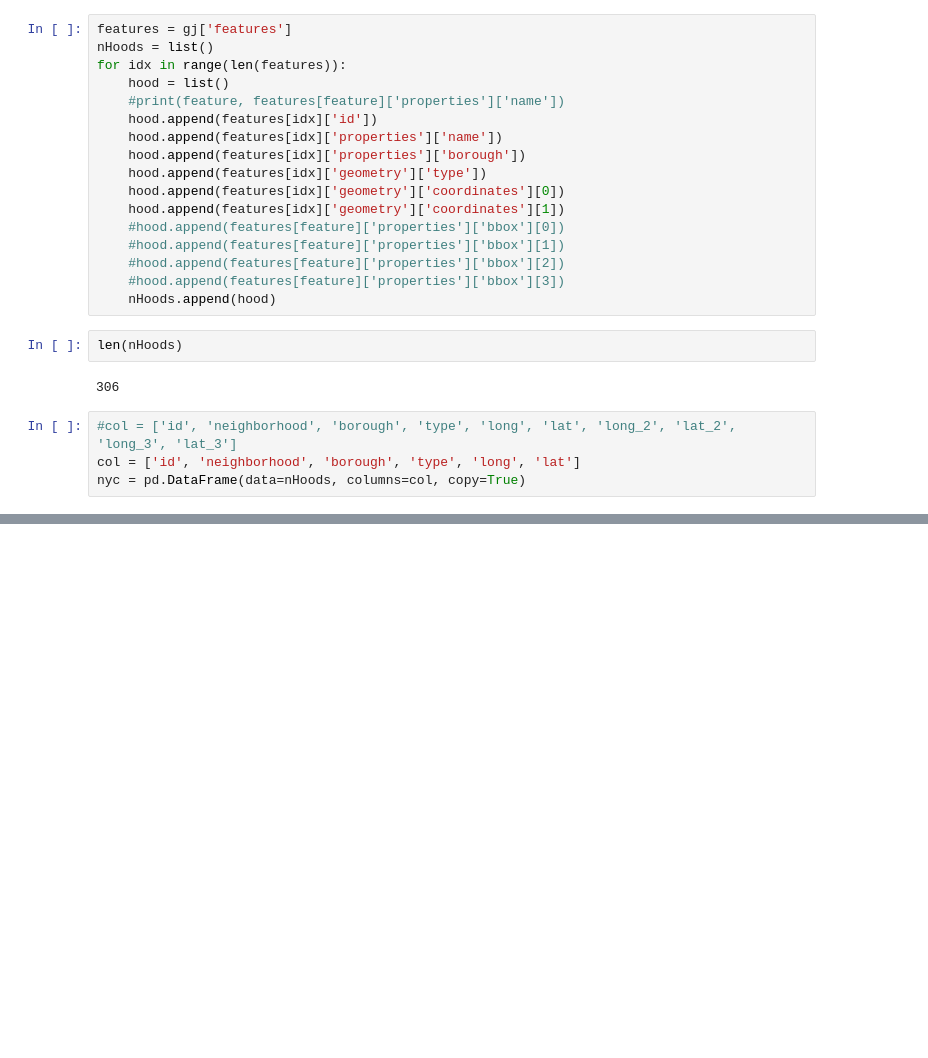
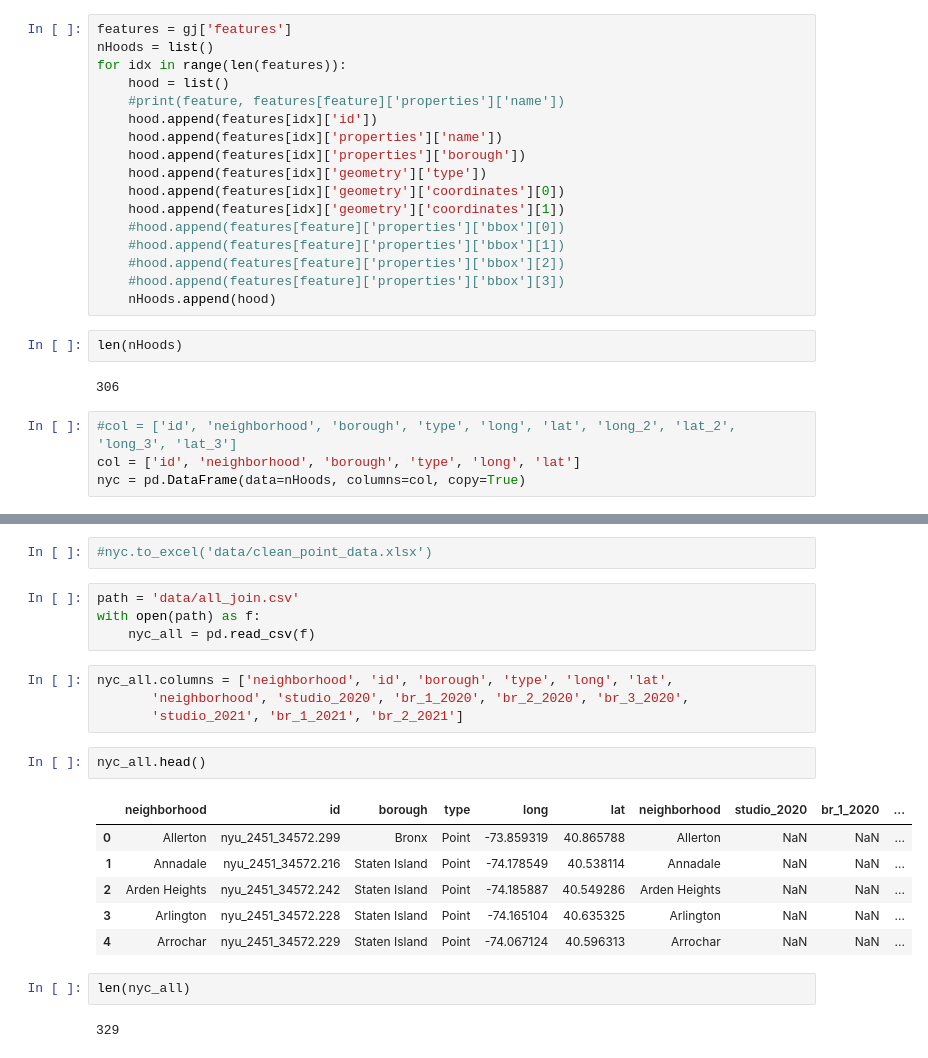
Before and after one commit to Magmafish/Midterm_Project, a Jupyter notebook: Neighborhoods.ipynb, the cells around one changed output, grey strips where cells are left out. Saved outputs shown, nothing was run; the diff lists cells and outputs as text; blank space fills up the shorter version.

```diff
--- a/Neighborhoods.ipynb
+++ b/Neighborhoods.ipynb
@@ -124,0 +114,23 @@ nyc
+# %%
+#nyc.to_excel('data/clean_point_data.xlsx')
+# %%
+path = 'data/all_join.csv'
+with open(path) as f:
+    nyc_all = pd.read_csv(f)
+# %%
+nyc_all.columns = ['neighborhood', 'id', 'borough', 'type', 'long', 'lat',
+       'neighborhood', 'studio_2020', 'br_1_2020', 'br_2_2020', 'br_3_2020',
+       'studio_2021', 'br_1_2021', 'br_2_2021']
+# %%
+nyc_all.head()
+# %% [output]
+|  | neighborhood | id | borough | type | long | lat | neighborhood | studio_2020 | br_1_2020 | ... |
+| 0 | Allerton | nyu_2451_34572.299 | Bronx | Point | -73.859319 | 40.865788 | Allerton | NaN | NaN | ... |
+| 1 | Annadale | nyu_2451_34572.216 | Staten Island | Point | -74.178549 | 40.538114 | Annadale | NaN | NaN | ... |
+| 2 | Arden Heights | nyu_2451_34572.242 | Staten Island | Point | -74.185887 | 40.549286 | Arden Heights | NaN | NaN | ... |
+| 3 | Arlington | nyu_2451_34572.228 | Staten Island | Point | -74.165104 | 40.635325 | Arlington | NaN | NaN | ... |
+| 4 | Arrochar | nyu_2451_34572.229 | Staten Island | Point | -74.067124 | 40.596313 | Arrochar | NaN | NaN | ... |
+# %%
+len(nyc_all)
+# %% [output]
+329
```
Also changed, not shown: parts of 1 cell of this notebook, 3 other files.
